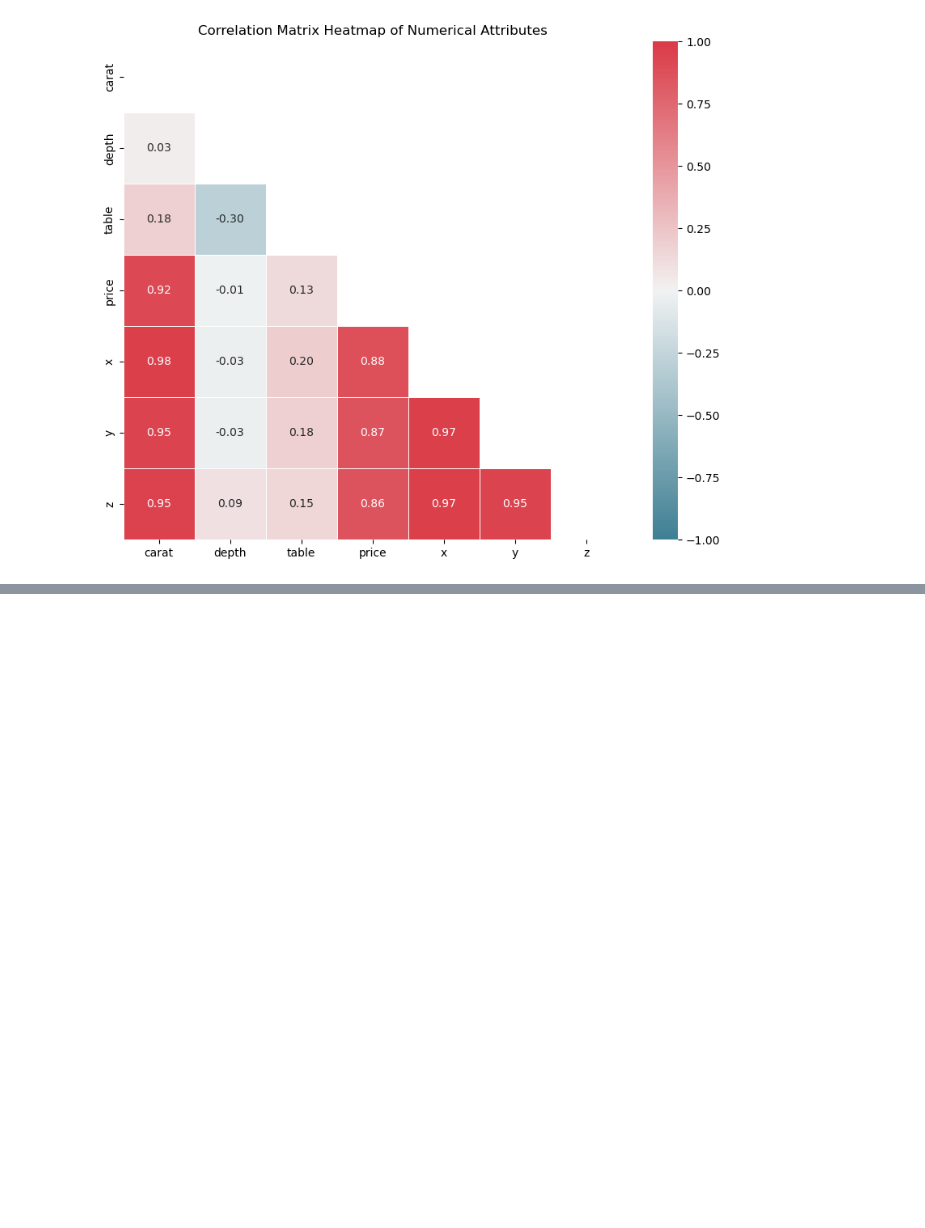
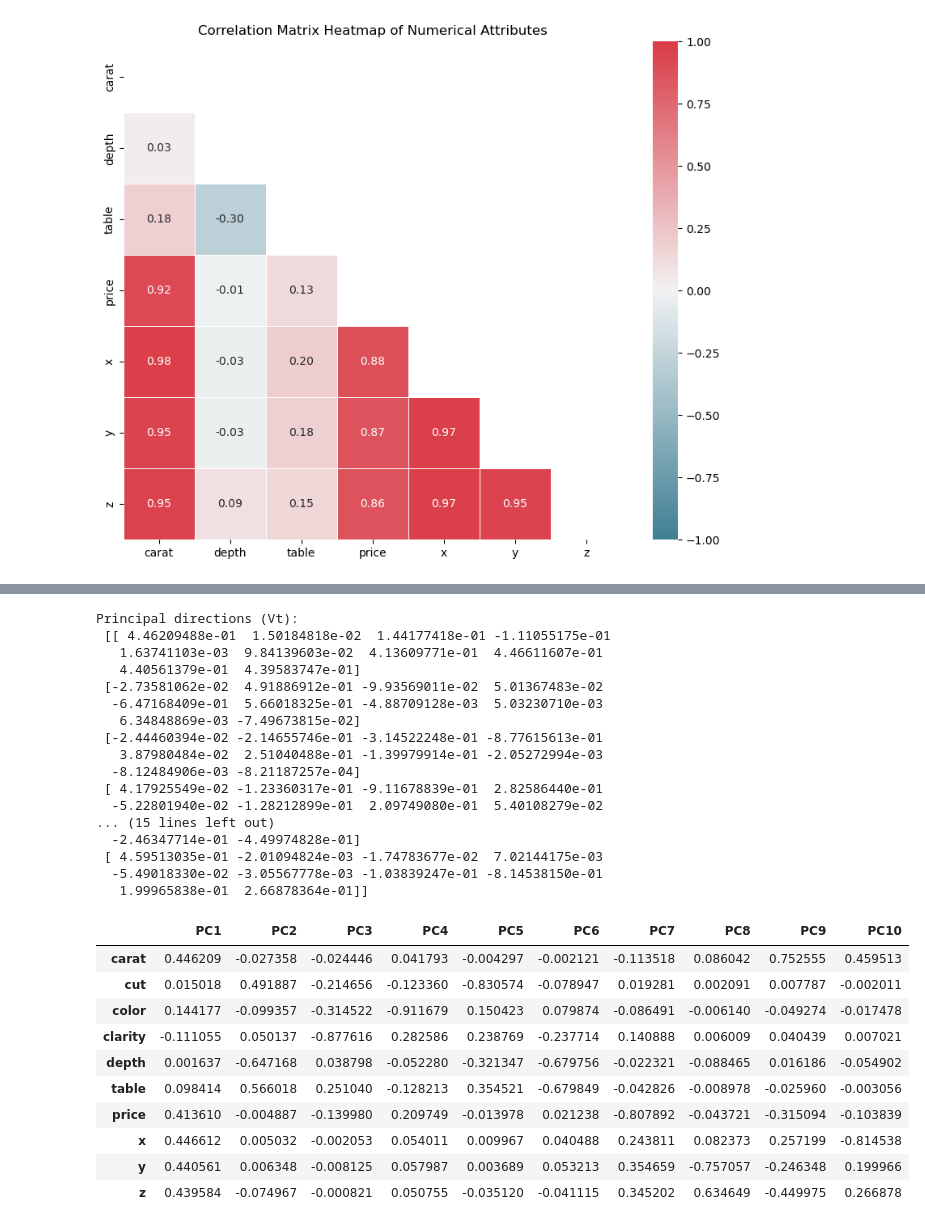
Before and after one commit to ThomasSchiolerH/Machine-Learning-And-Data-Mining, a Jupyter notebook: Project 1/project.ipynb, the cells around one changed output, grey strips where cells are left out. Cells and saved outputs as stored; diff of their text form; code cells hidden in the pictures; blank space fills up the shorter version.

```diff
--- a/Project 1/project.ipynb
+++ b/Project 1/project.ipynb
@@ -221,0 +275,36 @@ plt.show()
+# %%
+# Principal directions (Vt contains the directions of the PCs)
+print("Principal directions (Vt):\n", Vt)
+
+# To make it more interpretable, let's create a DataFrame to display how each feature contributes to each PC
+pc_df = pd.DataFrame(Vt.T, index=numerical_features, columns=[f'PC{i+1}' for i in range(Vt.shape[0])])
+pc_df
+# %% [output]
+Principal directions (Vt):
+ [[ 4.46209488e-01  1.50184818e-02  1.44177418e-01 -1.11055175e-01
+   1.63741103e-03  9.84139603e-02  4.13609771e-01  4.46611607e-01
+   4.40561379e-01  4.39583747e-01]
+ [-2.73581062e-02  4.91886912e-01 -9.93569011e-02  5.01367483e-02
+  -6.47168409e-01  5.66018325e-01 -4.88709128e-03  5.03230710e-03
+   6.34848869e-03 -7.49673815e-02]
+ [-2.44460394e-02 -2.14655746e-01 -3.14522248e-01 -8.77615613e-01
+   3.87980484e-02  2.51040488e-01 -1.39979914e-01 -2.05272994e-03
+  -8.12484906e-03 -8.21187257e-04]
+ [ 4.17925549e-02 -1.23360317e-01 -9.11678839e-01  2.82586440e-01
+  -5.22801940e-02 -1.28212899e-01  2.09749080e-01  5.40108279e-02
+... (15 lines left out)
+  -2.46347714e-01 -4.49974828e-01]
+ [ 4.59513035e-01 -2.01094824e-03 -1.74783677e-02  7.02144175e-03
+  -5.49018330e-02 -3.05567778e-03 -1.03839247e-01 -8.14538150e-01
+   1.99965838e-01  2.66878364e-01]]
+|  | PC1 | PC2 | PC3 | PC4 | PC5 | PC6 | PC7 | PC8 | PC9 | PC10 |
+| carat | 0.446209 | -0.027358 | -0.024446 | 0.041793 | -0.004297 | -0.002121 | -0.113518 | 0.086042 | 0.752555 | 0.459513 |
+| cut | 0.015018 | 0.491887 | -0.214656 | -0.123360 | -0.830574 | -0.078947 | 0.019281 | 0.002091 | 0.007787 | -0.002011 |
+| color | 0.144177 | -0.099357 | -0.314522 | -0.911679 | 0.150423 | 0.079874 | -0.086491 | -0.006140 | -0.049274 | -0.017478 |
+| clarity | -0.111055 | 0.050137 | -0.877616 | 0.282586 | 0.238769 | -0.237714 | 0.140888 | 0.006009 | 0.040439 | 0.007021 |
+| depth | 0.001637 | -0.647168 | 0.038798 | -0.052280 | -0.321347 | -0.679756 | -0.022321 | -0.088465 | 0.016186 | -0.054902 |
+| table | 0.098414 | 0.566018 | 0.251040 | -0.128213 | 0.354521 | -0.679849 | -0.042826 | -0.008978 | -0.025960 | -0.003056 |
+| price | 0.413610 | -0.004887 | -0.139980 | 0.209749 | -0.013978 | 0.021238 | -0.807892 | -0.043721 | -0.315094 | -0.103839 |
+| x | 0.446612 | 0.005032 | -0.002053 | 0.054011 | 0.009967 | 0.040488 | 0.243811 | 0.082373 | 0.257199 | -0.814538 |
+| y | 0.440561 | 0.006348 | -0.008125 | 0.057987 | 0.003689 | 0.053213 | 0.354659 | -0.757057 | -0.246348 | 0.199966 |
+| z | 0.439584 | -0.074967 | -0.000821 | 0.050755 | -0.035120 | -0.041115 | 0.345202 | 0.634649 | -0.449975 | 0.266878 |
```
Also changed, not shown: parts of 8 cells of this notebook, 1 other file.
